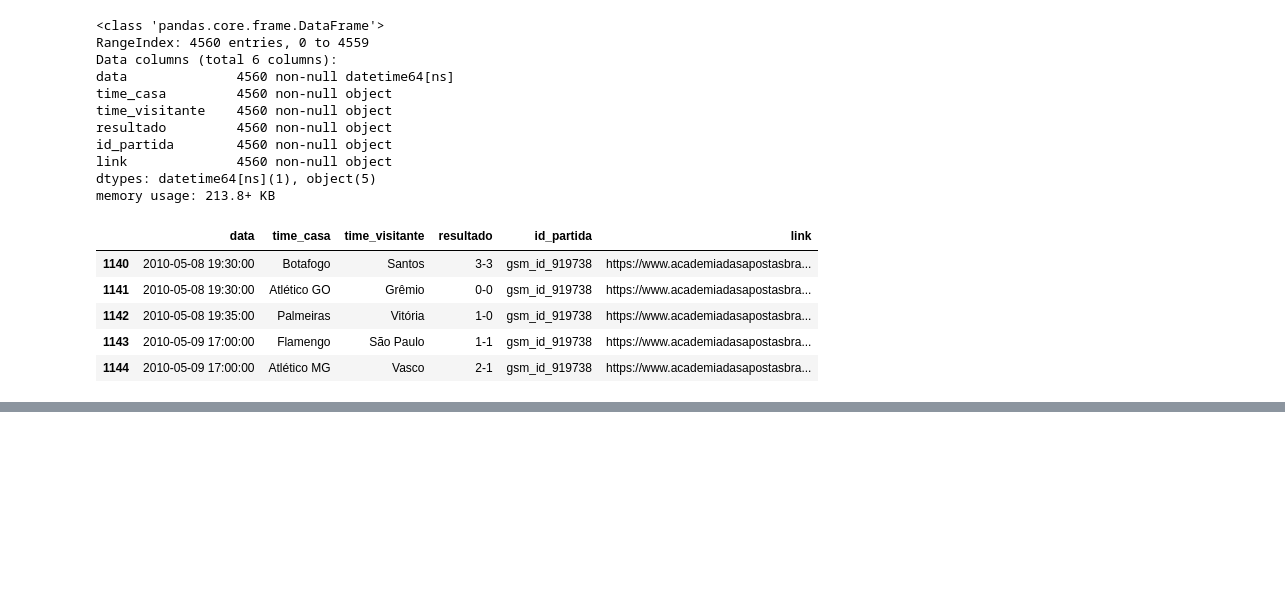
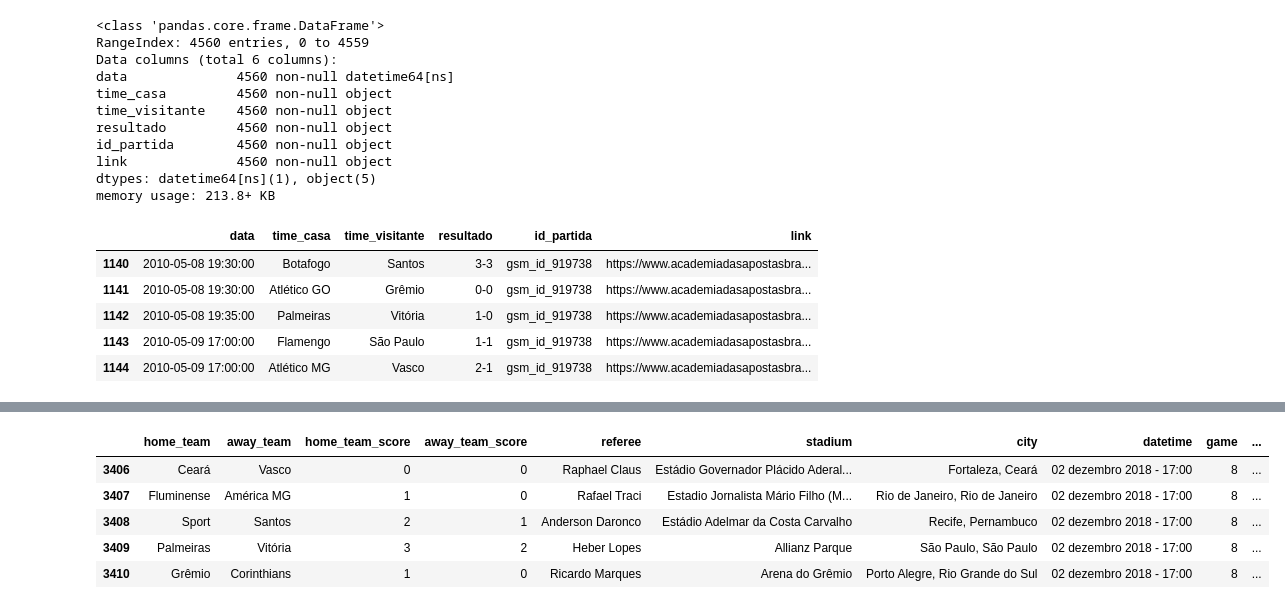
Before and after one commit to hlapa/brazilian_soccer_prediction, a Jupyter notebook: scrapping/scrapScrapScrap.ipynb, the cells around one changed output, grey strips where cells are left out. Saved outputs shown, nothing was run; the diff lists cells and outputs as text; code cells hidden in the pictures; blank space fills up the shorter version.

```diff
--- a/scrapping/scrapScrapScrap.ipynb
+++ b/scrapping/scrapScrapScrap.ipynb
@@ -60,7 +60,7 @@ df[mask].head()
 | 1143 | 2010-05-09 17:00:00 | Flamengo | São Paulo | 1-1 | gsm_id_919738 | https://www.academiadasapostasbra... |
 | 1144 | 2010-05-09 17:00:00 | Atlético MG | Vasco | 2-1 | gsm_id_919738 | https://www.academiadasapostasbra... |
 # %%
-links = df.link[1140:1150]
+links = df.link
 # %%
 home_team = []
 away_team = []
@@ -154,3 +164,12 @@ df2 = pd.DataFrame({'home_team':home_team,
                     'statsAway':statsAway})
 # %%
 df2.to_csv('soccerDBNew2.csv')
+# %%
+df2.tail()
+# %% [output]
+|  | home_team | away_team | home_team_score | away_team_score | referee | stadium | city | datetime | game | ... |
+| 3406 | Ceará | Vasco | 0 | 0 | Raphael Claus | Estádio Governador Plácido Aderal... | Fortaleza, Ceará | 02 dezembro 2018 - 17:00 | 8 | ... |
+| 3407 | Fluminense | América MG | 1 | 0 | Rafael Traci | Estadio Jornalista Mário Filho (M... | Rio de Janeiro, Rio de Janeiro | 02 dezembro 2018 - 17:00 | 8 | ... |
+| 3408 | Sport | Santos | 2 | 1 | Anderson Daronco | Estádio Adelmar da Costa Carvalho | Recife, Pernambuco | 02 dezembro 2018 - 17:00 | 8 | ... |
+| 3409 | Palmeiras | Vitória | 3 | 2 | Heber Lopes | Allianz Parque | São Paulo, São Paulo | 02 dezembro 2018 - 17:00 | 8 | ... |
+| 3410 | Grêmio | Corinthians | 1 | 0 | Ricardo Marques | Arena do Grêmio | Porto Alegre, Rio Grande do Sul | 02 dezembro 2018 - 17:00 | 8 | ... |
```
Also changed, not shown: parts of 1 cell of this notebook.
